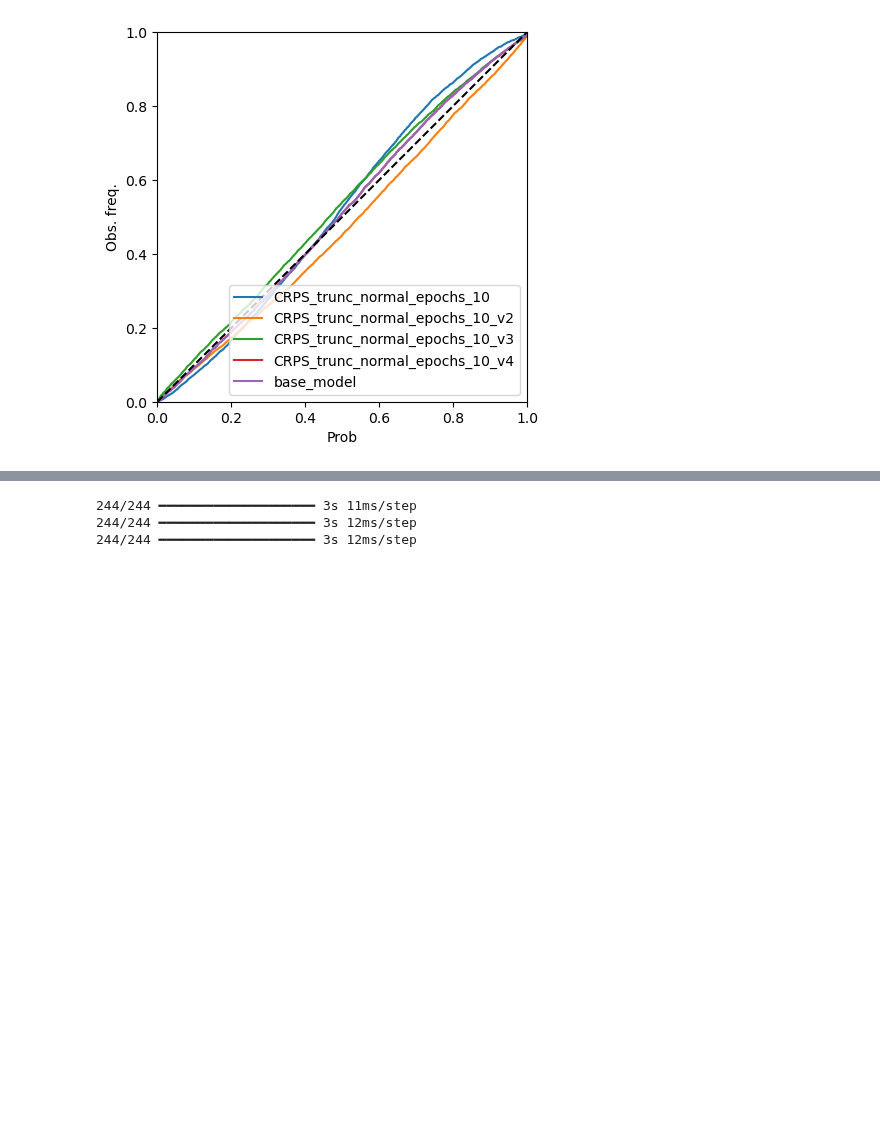
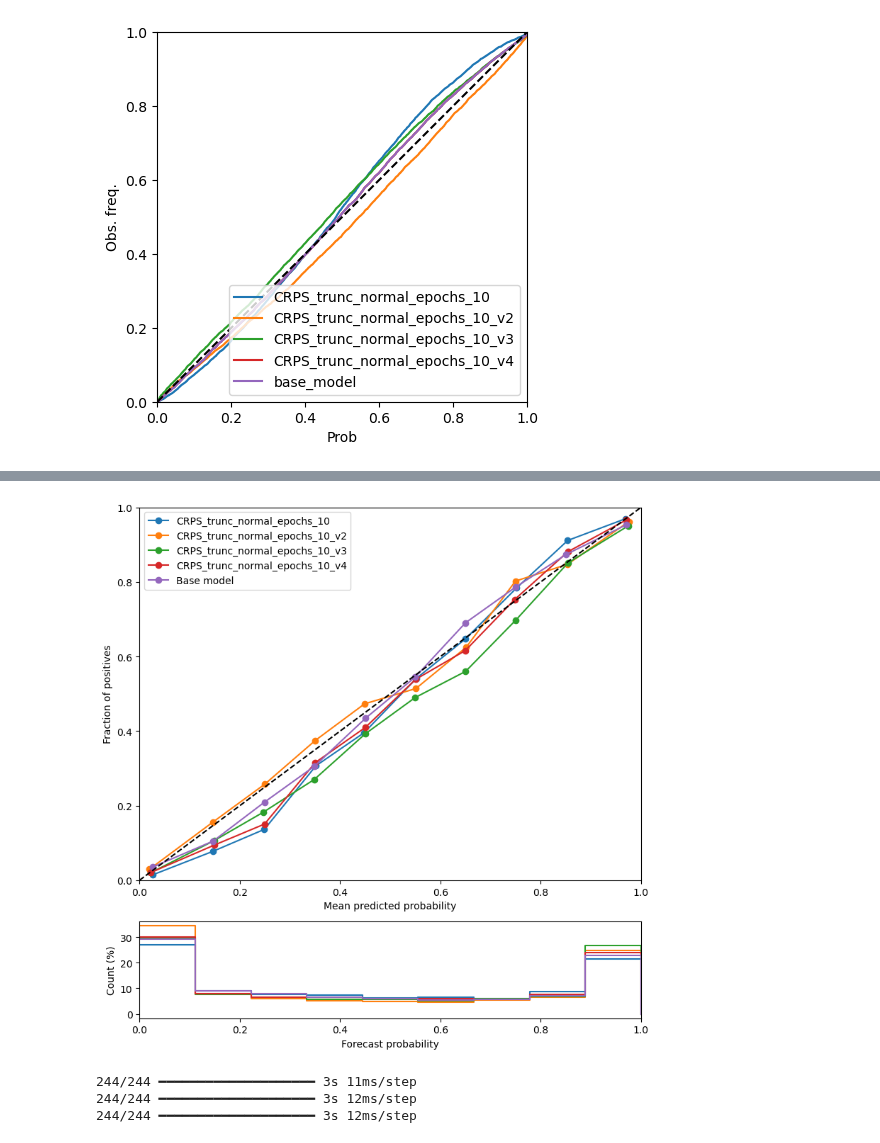
Before and after one commit to SimonHakvoort/thesiscode, a Jupyter notebook: src/nn_results/nn_results.ipynb, the cells around one changed output, grey strips where cells are left out. Saved outputs shown, nothing was run; the diff lists cells and outputs as text; code cells hidden in the pictures; blank space fills up the shorter version.

Commit message:
Implemented the reliability diagram for emos and nn's using tf.data.datasets

```diff
--- a/src/nn_results/nn_results.ipynb
+++ b/src/nn_results/nn_results.ipynb
@@ -149,0 +148,4 @@ ERROR:root:No traceback has been produced, nothing to debug.
+# %%
+t = 5
+make_reliability_and_sharpness_tf(nn_crps_e10_models, test_data, t=t, base_model=emos_base)
+# %% [output]
@@ -150,3 +156,4 @@ ERROR:root:No traceback has been produced, nothing to debug.
+[figure, added]
 # %%
 make_brier_skill_plot_tf(emos_base, nn_crps_m_e20_models, test_data, values, ylim=ylim)
 # %% [output]
```
Also changed, not shown: parts of 4 cells of this notebook, 2 other files.
